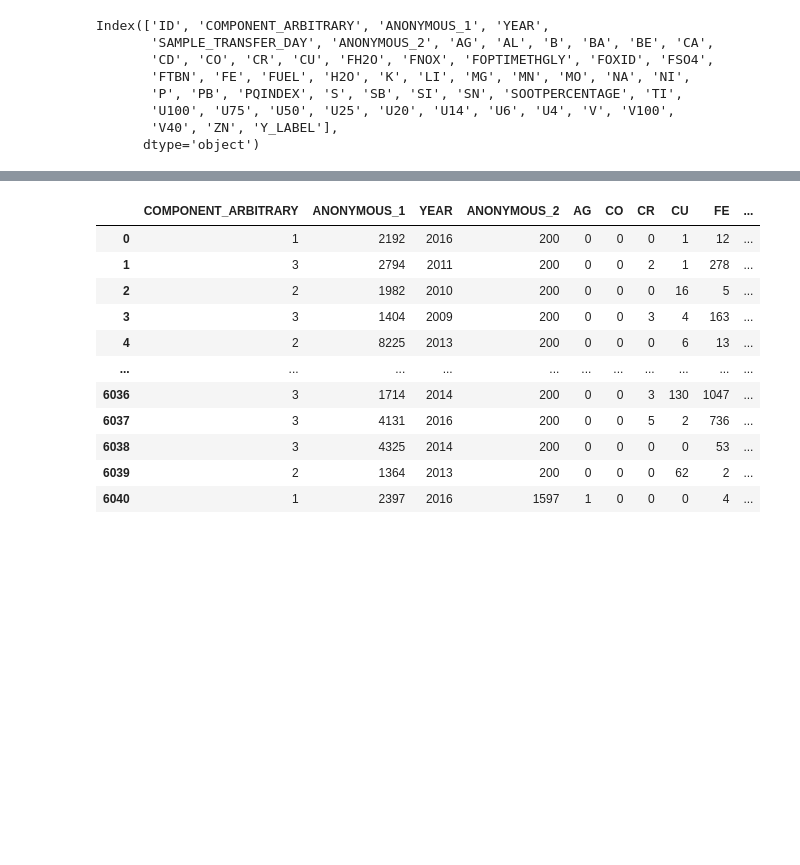
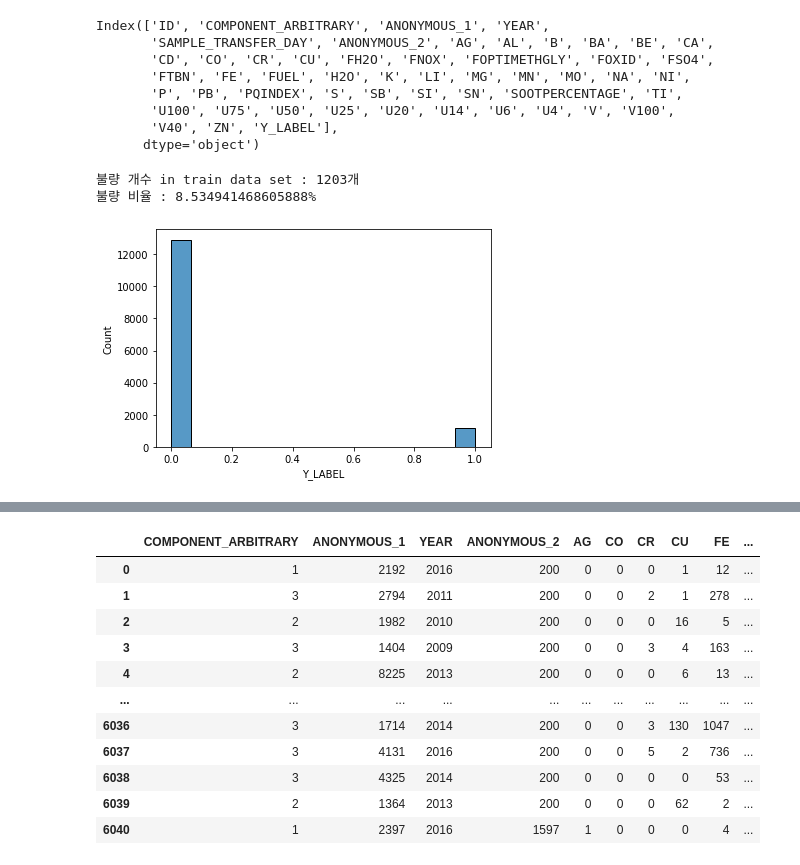
Before and after one commit to cswcjt/Dacon-Oil, a Jupyter notebook: oil.ipynb, the cells around one changed output, grey strips where cells are left out. Saved outputs shown, nothing was run; the diff lists cells and outputs as text; code cells hidden in the pictures; blank space fills up the shorter version.

```diff
--- a/oil.ipynb
+++ b/oil.ipynb
@@ -6,9 +6,13 @@ import numpy as np
 import matplotlib.pyplot as plt
 import seaborn as sns
 
-train = pd.read_csv('/content/drive/MyDrive/dacon/data/oil/train.csv')
-test = pd.read_csv('/content/drive/MyDrive/dacon/data/oil/test.csv')
-sample = pd.read_csv('/content/drive/MyDrive/dacon/data/oil/sample_submission.csv')
+base_path = '/content/drive/MyDrive/dacon/oil/'
+load_path = base_path + 'data/'
+save_path = base_path + 'submission/'
+
+train = pd.read_csv(load_path + 'train.csv')
+test = pd.read_csv(load_path + 'test.csv')
+submission = pd.read_csv(load_path + 'sample_submission.csv')
 # %%
 train
 # %% [output]
@@ -93,3 +97,11 @@ Index(['ID', 'COMPONENT_ARBITRARY', 'ANONYMOUS_1', 'YEAR',
        'U100', 'U75', 'U50', 'U25', 'U20', 'U14', 'U6', 'U4', 'V', 'V100',
        'V40', 'ZN', 'Y_LABEL'],
       dtype='object')
+# %%
+sns.histplot(data=train, x='Y_LABEL')
+print(f"불량 개수 in train data set : {len(train[train.Y_LABEL == 1])}개")
+print(f"불량 비율 : {100 * len(train[train.Y_LABEL == 1]) / len(train)}%")
+# %% [output]
+불량 개수 in train data set : 1203개
+불량 비율 : 8.534941468605888%
+[figure, added]
```
Also changed, not shown: parts of 23 cells of this notebook.
